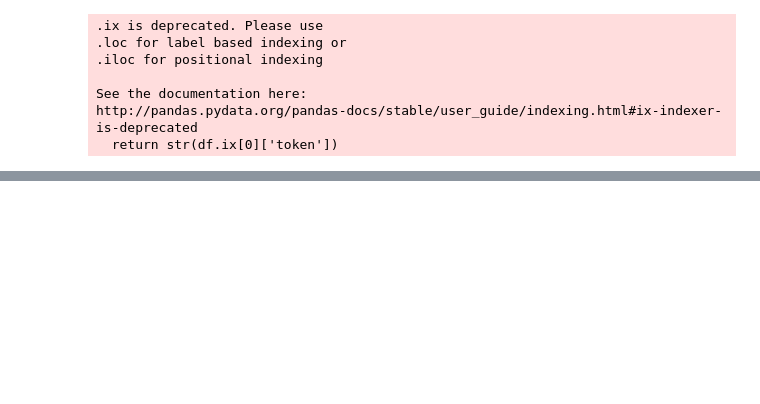
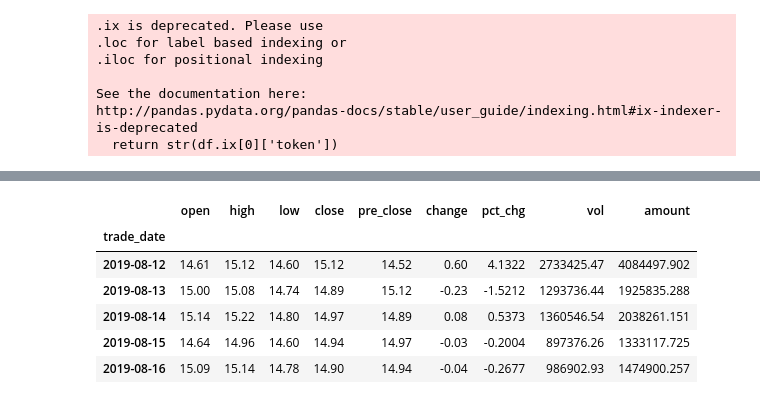
Before and after one commit to TianChenjiang/Networker, a Jupyter notebook: model/Experiment/LSTM.ipynb, the cells around one changed output, grey strips where cells are left out. Saved outputs shown, nothing was run; the diff lists cells and outputs as text; code cells hidden in the pictures; blank space fills up the shorter version.

```diff
--- a/model/Experiment/LSTM.ipynb
+++ b/model/Experiment/LSTM.ipynb
@@ -29,0 +42,14 @@ sz1.head()
+# %%
+sz1['trade_date'] = pd.to_datetime(sz1['trade_date'])
+sz1 = sz1.set_index('trade_date')
+# %%
+sz1 = sz1[::-1]
+sz1.tail()
+# %% [output]
+|  | open | high | low | close | pre_close | change | pct_chg | vol | amount |
+| trade_date |  |  |  |  |  |  |  |  |  |
+| 2019-08-12 | 14.61 | 15.12 | 14.60 | 15.12 | 14.52 | 0.60 | 4.1322 | 2733425.47 | 4084497.902 |
+| 2019-08-13 | 15.00 | 15.08 | 14.74 | 14.89 | 15.12 | -0.23 | -1.5212 | 1293736.44 | 1925835.288 |
+| 2019-08-14 | 15.14 | 15.22 | 14.80 | 14.97 | 14.89 | 0.08 | 0.5373 | 1360546.54 | 2038261.151 |
+| 2019-08-15 | 14.64 | 14.96 | 14.60 | 14.94 | 14.97 | -0.03 | -0.2004 | 897376.26 | 1333117.725 |
+| 2019-08-16 | 15.09 | 15.14 | 14.78 | 14.90 | 14.94 | -0.04 | -0.2677 | 986902.93 | 1474900.257 |
```
Also changed, not shown: parts of 28 cells of this notebook, 15 other files.
